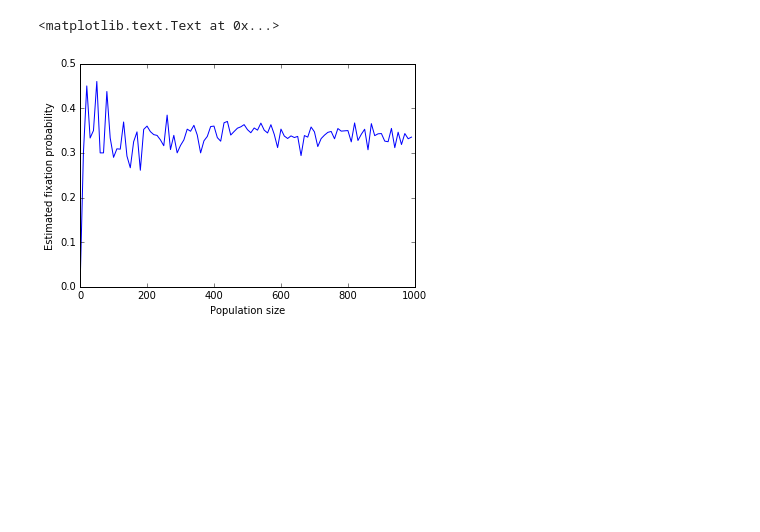
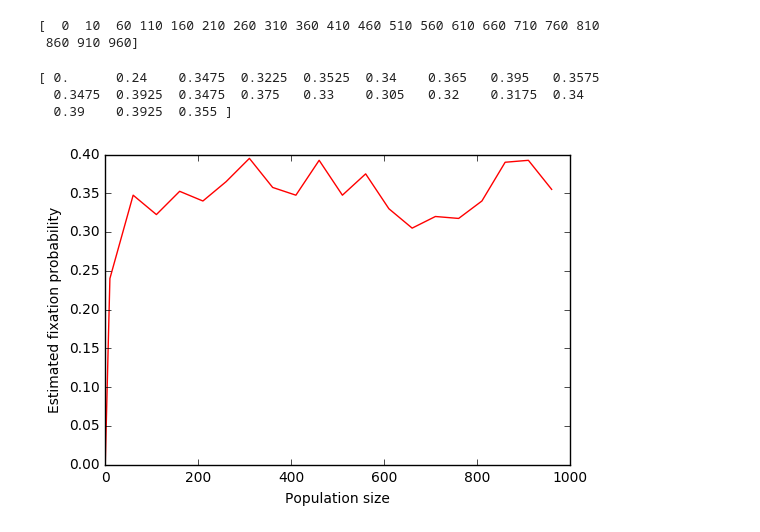
Before and after one commit to saraiht/math564, a Jupyter notebook: rings.ipynb, the cells around one changed output. Cells and saved outputs as stored; diff of their text form; code cells hidden in the pictures; blank space fills up the shorter version.

Commit message:
Images are saved as .eps. Changed colors

```diff
--- a/rings.ipynb
+++ b/rings.ipynb
@@ -2,6 +2,7 @@
 import numpy as np
 import matplotlib.pyplot as plt
 %matplotlib inline
+plt.rc("savefig", dpi=100)
 # %%
 # Simulates 1 trajectory of the model
 class Rings:
@@ -143,13 +144,15 @@ class Rings:
 
         #Plot
         plt.figure(1)
-        plt.plot(self.TimeEvol, self.SizeEvol)
+        plt.plot(self.TimeEvol, self.SizeEvol, color='brown')
         plt.ylabel("Population size")
         plt.xlabel("Time")
+        plt.savefig('One_run_populationsize.eps', format='eps', dpi=1000)
         plt.figure(2)
         plt.ylabel("Number of mutants")
         plt.xlabel("Time")
-        plt.plot(self.TimeEvol, self.SizeBEvol)
+        plt.plot(self.TimeEvol, self.SizeBEvol, color='darkcyan')
+        plt.savefig('One_run_mutants.eps', format='eps', dpi=1000)
 
 
 
@@ -209,0 +214,20 @@ plt.plot(PopulationSizeArray, FixationProbArray)
+# %%
+ResInit =  100
+MutInit =  1
+FRes = 1
+FMut = 3
+BirthRate = 1
+DeathRate = 1
+X = Rings(ResInit, MutInit, FRes, FMut, BirthRate, DeathRate)
+X.one_run(1000000000)
+X.one_run_plot()
+
+FixationProbArray  = np.array([0])
+PopulationSizeArray = np.array([0])
+prob = 0
+for n in range(10, 1000, 50):
+    ResInit = n
+    X = Rings(ResInit, MutInit, FRes, FMut, BirthRate, DeathRate)
+    PopulationSizeArray = np.append(PopulationSizeArray, [n])
+    prob = X.simulation(100000000000,400)
+    FixationProbArray = np.append (FixationProbArray, [prob])
@@ -210,7 +237,18 @@ plt.plot(PopulationSizeArray, FixationProbArray)
+# %%
+print(PopulationSizeArray)
+# %% [output]
+[  0  10  60 110 160 210 260 310 360 410 460 510 560 610 660 710 760 810
+ 860 910 960]
+# %%
+print(FixationProbArray)
+# %% [output]
+[ 0.      0.24    0.3475  0.3225  0.3525  0.34    0.365   0.395   0.3575
+  0.3475  0.3925  0.3475  0.375   0.33    0.305   0.32    0.3175  0.34
+  0.39    0.3925  0.355 ]
 # %%
-plt.plot(PopulationSizeArray, FixationProbArray)
+plt.plot(PopulationSizeArray, FixationProbArray, color='red')
 plt.ylabel("Estimated fixation probability")
 plt.xlabel("Population size")
+plt.savefig('PopulationSize_probability.eps', format='eps', dpi=1000)
 # %% [output]
-<matplotlib.text.Text at 0x...>
-[figure, old version]
+[figure, new version]
```
Also changed, not shown: parts of 4 cells of this notebook.
